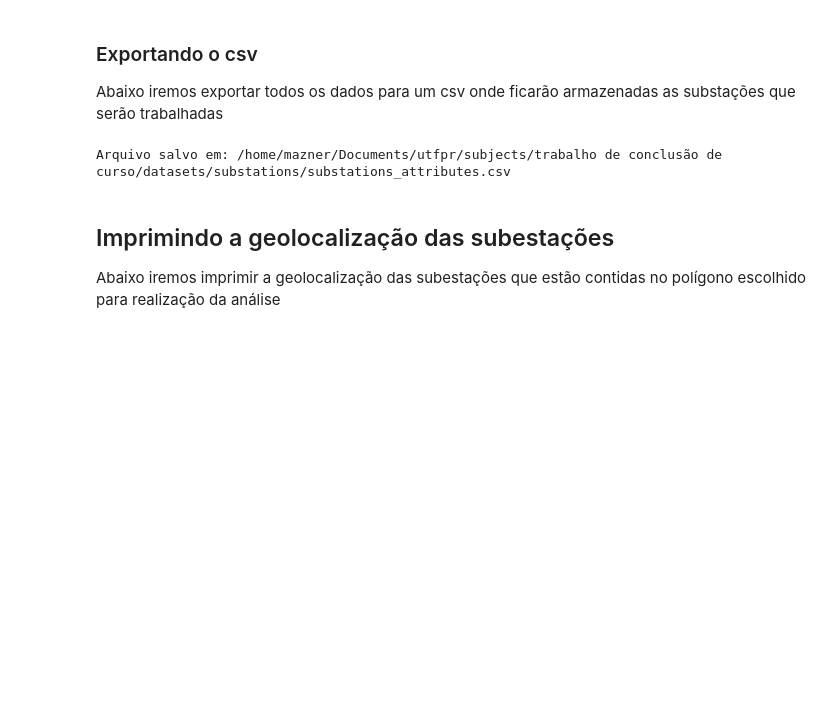
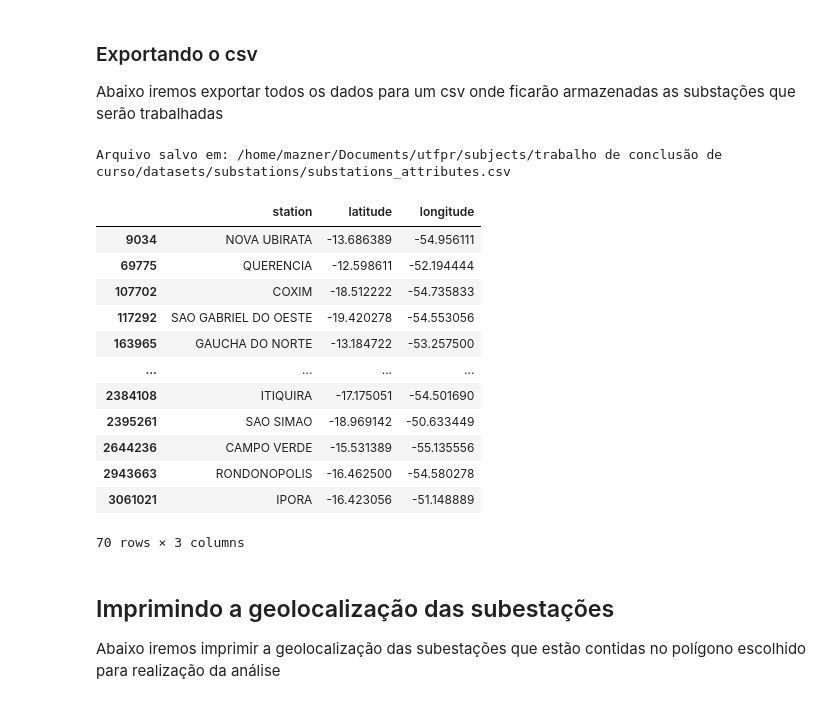
Before and after one commit to Mazner/Trabalho-de-conclusao-de-curso, a Jupyter notebook: analysis/preprocessing.ipynb, the cells around one changed output. Saved outputs shown, nothing was run; the diff lists cells and outputs as text; code cells hidden in the pictures; blank space fills up the shorter version.

```diff
--- a/analysis/preprocessing.ipynb
+++ b/analysis/preprocessing.ipynb
@@ -392,7 +392,7 @@ from geopy.geocoders import OpenCage
 import folium
 import time
 
-api_key = "8379a7af99454d5f8db32b0681e26cf4"
+api_key = "604371043dad408cb87d9c467436f603"
 geolocator = OpenCage(api_key, timeout=10)  # Aumentando o timeout para 10 segundos
 
 # Ordenar o dataframe pelos 100 municípios mais ricos ruralmente
@@ -438,7 +438,7 @@ Index(['data', 'municipio', 'estado', 'bioma', 'avg_numero_dias_sem_chuva',
 
 Abaixo serão explicitadas as 100 localizações com mais radiação de fogo segundo o firewatch
 # %%
-api_key = "8379a7af99454d5f8db32b0681e26cf4"
+api_key = "604371043dad408cb87d9c467436f603"
 geolocator = OpenCage(api_key, timeout=10)  # Aumentando o timeout para 10 segundos
 
 # Ordenar o dataframe pelos 100 municípios com maior radiação de fogo
@@ -525,7 +525,7 @@ import folium
 import time
 
 # Substitua com sua chave de API do OpenCage
-api_key = "8379a7af99454d5f8db32b0681e26cf4"
+api_key = "604371043dad408cb87d9c467436f603"
 geolocator = OpenCage(api_key, timeout=10)
 
 # Dicionário para converter estados por extenso para siglas
@@ -866,6 +996,22 @@ df_subestacoes_poligono.to_csv(caminho_csv, index=False)
 print(f"Arquivo salvo em: {caminho_csv}")
 # %% [output]
 Arquivo salvo em: /home/mazner/Documents/utfpr/subjects/trabalho de conclusão de curso/datasets/substations/substations_attributes.csv
+# %%
+df_subestacoes_poligono
+# %% [output]
+|  | station | latitude | longitude |
+| 9034 | NOVA UBIRATA | -13.686389 | -54.956111 |
+| 69775 | QUERENCIA | -12.598611 | -52.194444 |
+| 107702 | COXIM | -18.512222 | -54.735833 |
+| 117292 | SAO GABRIEL DO OESTE | -19.420278 | -54.553056 |
+| 163965 | GAUCHA DO NORTE | -13.184722 | -53.257500 |
+| ... | ... | ... | ... |
+| 2384108 | ITIQUIRA | -17.175051 | -54.501690 |
+| 2395261 | SAO SIMAO | -18.969142 | -50.633449 |
+| 2644236 | CAMPO VERDE | -15.531389 | -55.135556 |
+| 2943663 | RONDONOPOLIS | -16.462500 | -54.580278 |
+| 3061021 | IPORA | -16.423056 | -51.148889 |
+70 rows × 3 columns
 # %% [markdown]
 ## Imprimindo a geolocalização das subestações
 Abaixo iremos imprimir a geolocalização das subestações que estão contidas no polígono escolhido para realização da análise
```
Also changed, not shown: parts of 18 cells of this notebook.
